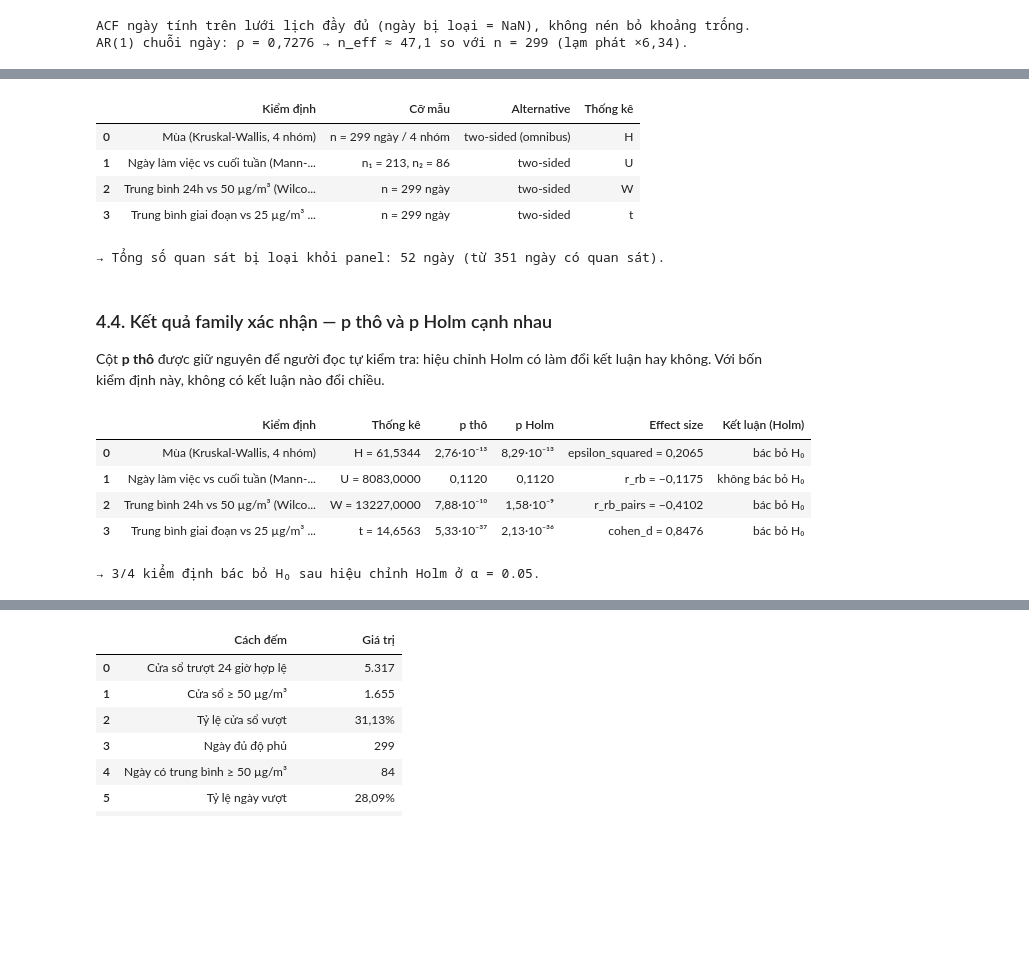
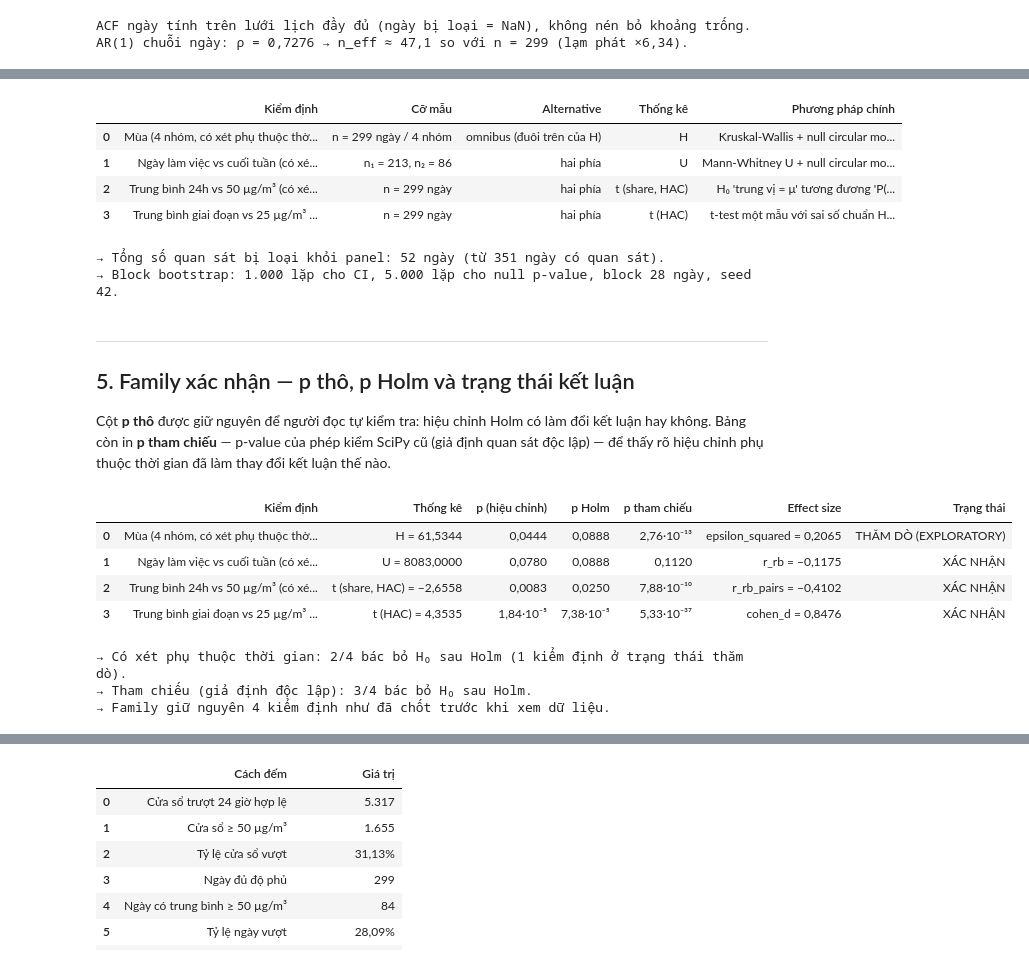
Before and after one commit to doctor-cato/air-pollution-analysis, a Jupyter notebook: notebooks/05_statistical_inference.ipynb, the cells around one changed output, grey strips where cells are left out. Cells and saved outputs as stored; diff of their text form; code cells hidden in the pictures; blank space fills up the shorter version.

```diff
--- a/notebooks/05_statistical_inference.ipynb
+++ b/notebooks/05_statistical_inference.ipynb
@@ -415,57 +457,80 @@ riêng (số ngày vượt được phép trong năm) mà dự án không mã ho
 design_rows = []
 for row in holm_table:
     test = tests[row["key"]]
-    if row["key"] == "season_kruskal":
+    if row["key"] == "season_effect":
         n_text = f"n = {format_int_vi(test['n'])} ngày / 4 nhóm"
-    elif row["key"] == "weekday_mannwhitney":
+    elif row["key"] == "weekday_effect":
         n_text = f"n₁ = {format_int_vi(test['n_a'])}, n₂ = {format_int_vi(test['n_b'])}"
     else:
         n_text = f"n = {format_int_vi(test['n'])} ngày"
-    design_rows.append((row["label"], n_text, test["alternative"], test["statistic_name"]))
+    design_rows.append((
+        row["label"],
+        n_text,
+        test["alternative"],
+        test["statistic_name"],
+        test["method"]["primary"],
+    ))
 
-display(pd.DataFrame(design_rows, columns=["Kiểm định", "Cỡ mẫu", "Alternative", "Thống kê"]))
+display(pd.DataFrame(
+    design_rows,
+    columns=["Kiểm định", "Cỡ mẫu", "Alternative", "Thống kê", "Phương pháp chính"],
+))
 print(f"→ Tổng số quan sát bị loại khỏi panel: {format_int_vi(audit['days_dropped'])} ngày "
       f"(từ {format_int_vi(audit['days_with_any_observation'])} ngày có quan sát).")
+print(f"→ Block bootstrap: {format_int_vi(N_BOOTSTRAP)} lặp cho CI, "
+      f"{format_int_vi(N_NULL_BOOTSTRAP)} lặp cho null p-value, block {BLOCK_LENGTH_DAYS} ngày, seed 42.")
 # %% [output]
-|  | Kiểm định | Cỡ mẫu | Alternative | Thống kê |
-| 0 | Mùa (Kruskal-Wallis, 4 nhóm) | n = 299 ngày / 4 nhóm | two-sided (omnibus) | H |
-| 1 | Ngày làm việc vs cuối tuần (Mann-... | n₁ = 213, n₂ = 86 | two-sided | U |
-| 2 | Trung bình 24h vs 50 µg/m³ (Wilco... | n = 299 ngày | two-sided | W |
-| 3 | Trung bình giai đoạn vs 25 µg/m³ ... | n = 299 ngày | two-sided | t |
+|  | Kiểm định | Cỡ mẫu | Alternative | Thống kê | Phương pháp chính |
+| 0 | Mùa (4 nhóm, có xét phụ thuộc thờ... | n = 299 ngày / 4 nhóm | omnibus (đuôi trên của H) | H | Kruskal-Wallis + null circular mo... |
+| 1 | Ngày làm việc vs cuối tuần (có xé... | n₁ = 213, n₂ = 86 | hai phía | U | Mann-Whitney U + null circular mo... |
+| 2 | Trung bình 24h vs 50 µg/m³ (có xé... | n = 299 ngày | hai phía | t (share, HAC) | H₀ 'trung vị = μ' tương đương 'P(... |
+| 3 | Trung bình giai đoạn vs 25 µg/m³ ... | n = 299 ngày | hai phía | t (HAC) | t-test một mẫu với sai số chuẩn H... |
 → Tổng số quan sát bị loại khỏi panel: 52 ngày (từ 351 ngày có quan sát).
+→ Block bootstrap: 1.000 lặp cho CI, 5.000 lặp cho null p-value, block 28 ngày, seed 42.
 # %% [markdown]
-### 4.4. Kết quả family xác nhận — p thô và p Holm cạnh nhau
+---
+
+## 5. Family xác nhận — p thô, p Holm và trạng thái kết luận
 
 Cột **p thô** được giữ nguyên để người đọc tự kiểm tra: hiệu chỉnh Holm có làm đổi
-kết luận hay không. Với bốn kiểm định này, không có kết luận nào đổi chiều.
+kết luận hay không. Bảng còn in **p tham chiếu** — p-value của phép kiểm SciPy cũ
+(giả định quan sát độc lập) — để thấy rõ hiệu chỉnh phụ thuộc thời gian đã làm thay
+đổi kết luận thế nào.
 # %%
 holm_rows = []
 for row in holm_table:
-    test = tests[row["key"]]
     holm_rows.append({
         "Kiểm định": row["label"],
         "Thống kê": f"{row['statistic_name']} = {format_number_vi(row['statistic'], 4)}",
-        "p thô": p_text(row["p_raw"]),
+        "p (hiệu chỉnh)": p_text(row["p_raw"]),
         "p Holm": p_text(row["p_holm"]),
+        "p tham chiếu": p_text(row["p_raw_independence"]),
         "Effect size": f"{row['effect_size_name']} = {format_number_vi(row['effect_size'], 4)}",
-        "Kết luận (Holm)": "bác bỏ H₀" if row["reject_holm"] else "không bác bỏ H₀",
+        "Trạng thái": status_text(row["status"]),
     })
 display(pd.DataFrame(holm_rows))
 
 for row in holm_table:
     assert row["p_holm"] >= row["p_raw"] - 1e-12, "Holm không được làm p nhỏ đi"
     assert row["reject_holm"] == (row["p_holm"] < ALPHA)
     assert row["reject_raw"] == (row["p_raw"] < ALPHA)
 
 n_reject = sum(row["reject_holm"] for row in holm_table)
-print(f"→ {n_reject}/4 kiểm định bác bỏ H₀ sau hiệu chỉnh Holm ở α = {ALPHA}.")
+n_reject_ref = sum(row["reject_holm_independence"] for row in holm_table)
+n_expl = sum(row["status"] == "exploratory" for row in holm_table)
+print(f"→ Có xét phụ thuộc thời gian: {n_reject}/4 bác bỏ H₀ sau Holm "
+      f"({n_expl} kiểm định ở trạng thái thăm dò).")
+print(f"→ Tham chiếu (giả định độc lập): {n_reject_ref}/4 bác bỏ H₀ sau Holm.")
+print("→ Family giữ nguyên 4 kiểm định như đã chốt trước khi xem dữ liệu.")
 # %% [output]
-|  | Kiểm định | Thống kê | p thô | p Holm | Effect size | Kết luận (Holm) |
-| 0 | Mùa (Kruskal-Wallis, 4 nhóm) | H = 61,5344 | 2,76·10⁻¹³ | 8,29·10⁻¹³ | epsilon_squared = 0,2065 | bác bỏ H₀ |
-| 1 | Ngày làm việc vs cuối tuần (Mann-... | U = 8083,0000 | 0,1120 | 0,1120 | r_rb = −0,1175 | không bác bỏ H₀ |
-| 2 | Trung bình 24h vs 50 µg/m³ (Wilco... | W = 13227,0000 | 7,88·10⁻¹⁰ | 1,58·10⁻⁹ | r_rb_pairs = −0,4102 | bác bỏ H₀ |
-| 3 | Trung bình giai đoạn vs 25 µg/m³ ... | t = 14,6563 | 5,33·10⁻³⁷ | 2,13·10⁻³⁶ | cohen_d = 0,8476 | bác bỏ H₀ |
+|  | Kiểm định | Thống kê | p (hiệu chỉnh) | p Holm | p tham chiếu | Effect size | Trạng thái |
+| 0 | Mùa (4 nhóm, có xét phụ thuộc thờ... | H = 61,5344 | 0,0444 | 0,0888 | 2,76·10⁻¹³ | epsilon_squared = 0,2065 | THĂM DÒ (EXPLORATORY) |
+| 1 | Ngày làm việc vs cuối tuần (có xé... | U = 8083,0000 | 0,0780 | 0,0888 | 0,1120 | r_rb = −0,1175 | XÁC NHẬN |
+| 2 | Trung bình 24h vs 50 µg/m³ (có xé... | t (share, HAC) = −2,6558 | 0,0083 | 0,0250 | 7,88·10⁻¹⁰ | r_rb_pairs = −0,4102 | XÁC NHẬN |
+| 3 | Trung bình giai đoạn vs 25 µg/m³ ... | t (HAC) = 4,3535 | 1,84·10⁻⁵ | 7,38·10⁻⁵ | 5,33·10⁻³⁷ | cohen_d = 0,8476 | XÁC NHẬN |
-→ 3/4 kiểm định bác bỏ H₀ sau hiệu chỉnh Holm ở α = 0.05.
+→ Có xét phụ thuộc thời gian: 2/4 bác bỏ H₀ sau Holm (1 kiểm định ở trạng thái thăm dò).
+→ Tham chiếu (giả định độc lập): 3/4 bác bỏ H₀ sau Holm.
+→ Family giữ nguyên 4 kiểm định như đã chốt trước khi xem dữ liệu.
 # %% [markdown]
 ---
 
```
Also changed, not shown: parts of 37 cells of this notebook, 6 other files.
